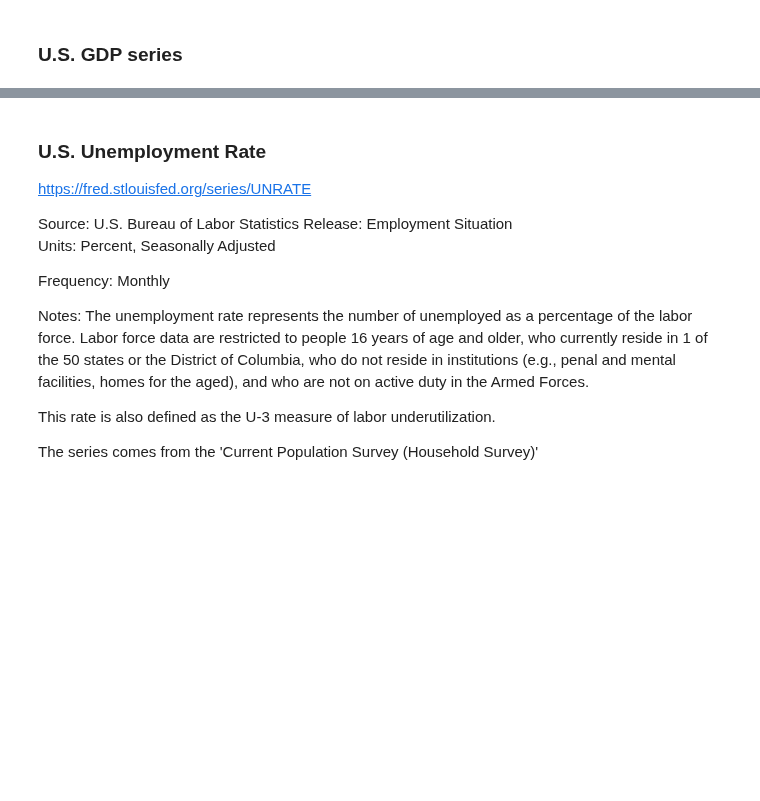
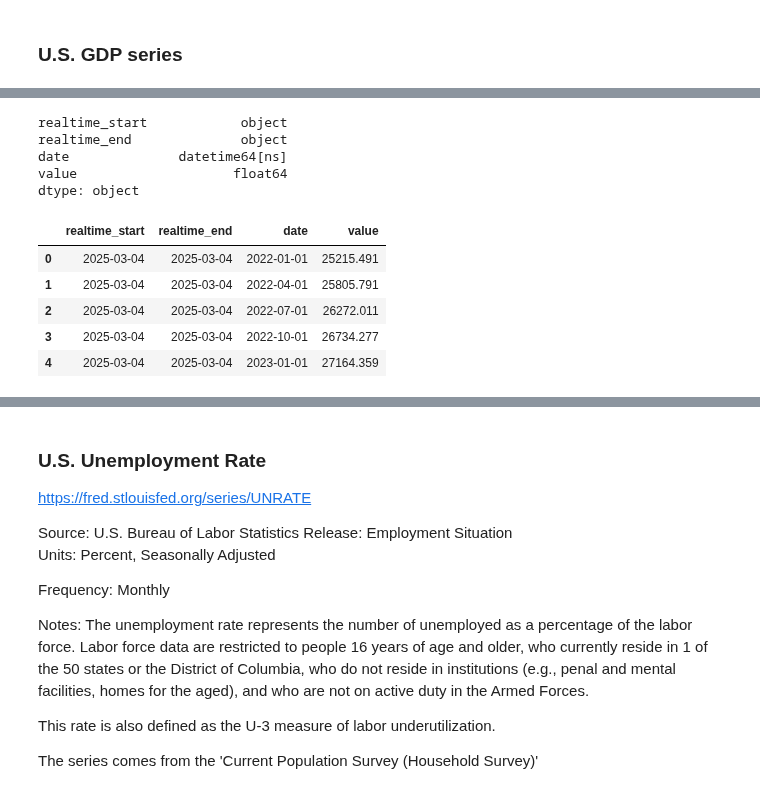
Before and after one commit to mongodb-industry-solutions/leafy-bank-backend-capitalmarkets-loaders, a Jupyter notebook: notebooks/data_exploration/extract_macroeconomics_pyfredapi.ipynb, the cells around one changed output, grey strips where cells are left out. Cells and saved outputs as stored; diff of their text form; code cells hidden in the pictures; blank space fills up the shorter version.

```diff
--- a/notebooks/data_exploration/extract_macroeconomics_pyfredapi.ipynb
+++ b/notebooks/data_exploration/extract_macroeconomics_pyfredapi.ipynb
@@ -131,3 +147,20 @@ gdp_df = pf.get_series(series_id="GDP")
+# %%
+gdp_df.dtypes
+# %% [output]
+realtime_start            object
+realtime_end              object
+date              datetime64[ns]
+value                    float64
+dtype: object
+# %%
+gdp_df.head(5)
+# %% [output]
+|  | realtime_start | realtime_end | date | value |
+| 0 | 2025-03-04 | 2025-03-04 | 2022-01-01 | 25215.491 |
+| 1 | 2025-03-04 | 2025-03-04 | 2022-04-01 | 25805.791 |
+| 2 | 2025-03-04 | 2025-03-04 | 2022-07-01 | 26272.011 |
+| 3 | 2025-03-04 | 2025-03-04 | 2022-10-01 | 26734.277 |
+| 4 | 2025-03-04 | 2025-03-04 | 2023-01-01 | 27164.359 |
 # %%
 gdp_df.tail(5)
 # %% [output]
```
Also changed, not shown: parts of 38 cells of this notebook, 24 other files.
